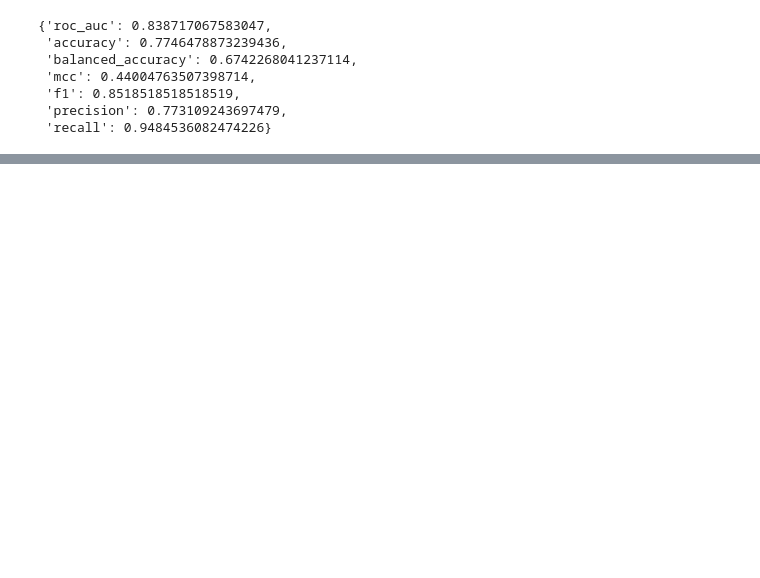
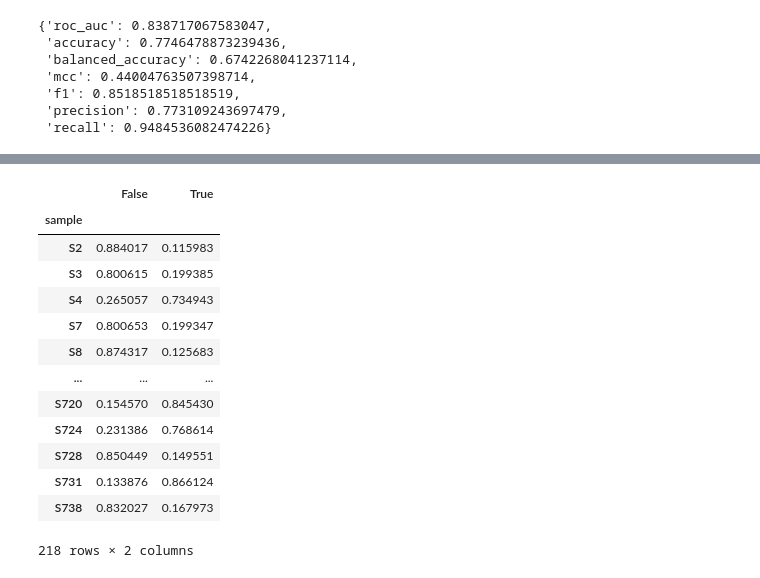
Before and after one commit to fubin1999/HCC-N-glycome, a Jupyter notebook: src/ml/automl.ipynb, the cells around one changed output, grey strips where cells are left out. Drawn from its saved outputs; the diff is of its cells as text; code cells hidden in the pictures; blank space fills up the shorter version.

```diff
--- a/src/ml/automl.ipynb
+++ b/src/ml/automl.ipynb
@@ -77,0 +31,2 @@ test2_pred[test2_pred.true != test2_pred.pred]
+# %%
+global_predictor = TabularPredictor('group', eval_metric='roc_auc').fit(train_data, time_limit=300, presets='best_quality')
@@ -242,0 +310,17 @@ HCC_LC_predictor.evaluate(HCC_LC_test2_data)
+# %%
+global_predictor.predict_proba(test_data)
+# %% [output]
+|  | False | True |
+| sample |  |  |
+| S2 | 0.884017 | 0.115983 |
+| S3 | 0.800615 | 0.199385 |
+| S4 | 0.265057 | 0.734943 |
+| S7 | 0.800653 | 0.199347 |
+| S8 | 0.874317 | 0.125683 |
+| ... | ... | ... |
+| S720 | 0.154570 | 0.845430 |
+| S724 | 0.231386 | 0.768614 |
+| S728 | 0.850449 | 0.149551 |
+| S731 | 0.133876 | 0.866124 |
+| S738 | 0.832027 | 0.167973 |
+218 rows × 2 columns
```
Also changed, not shown: parts of 40 cells of this notebook, 1 other file.
